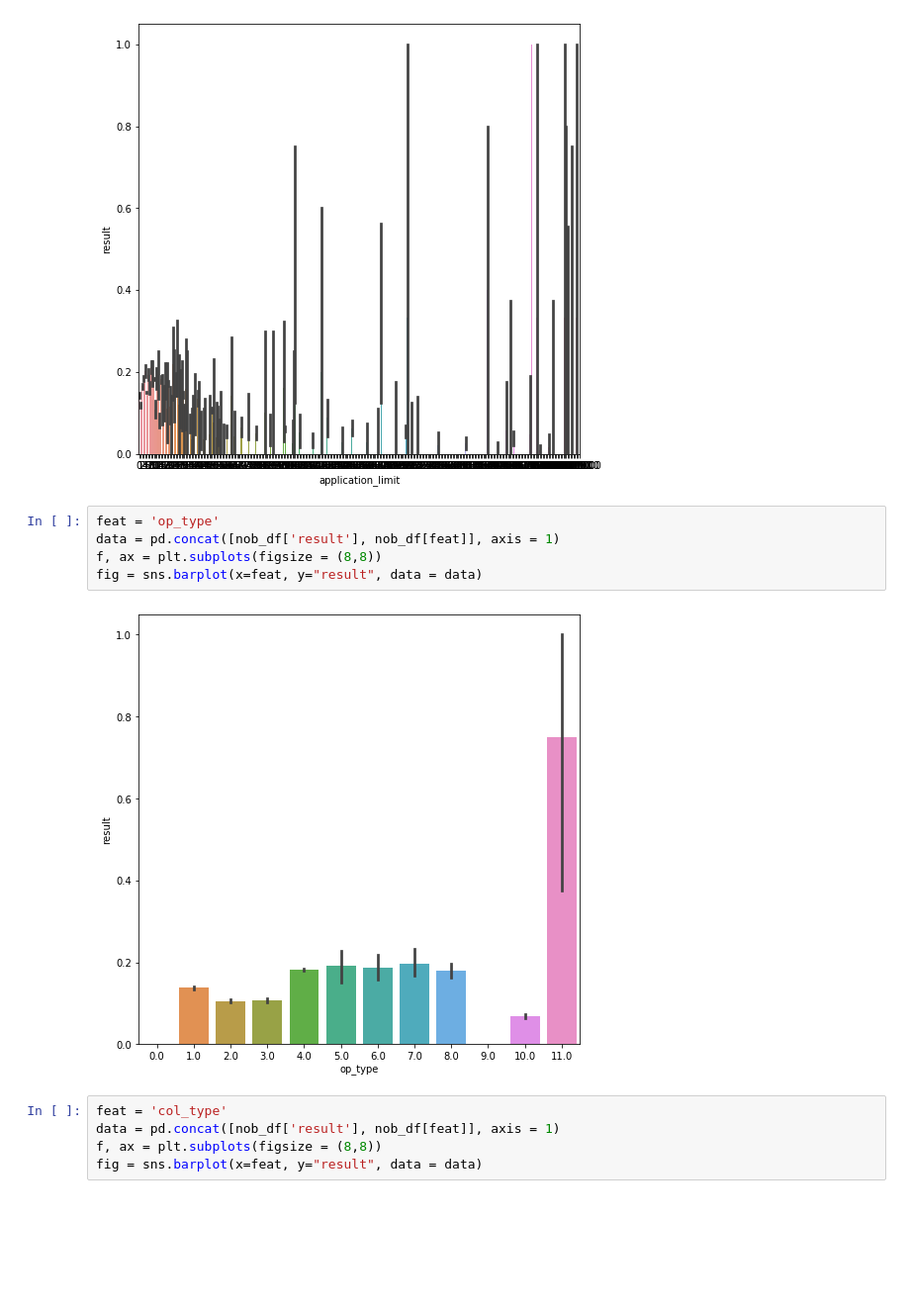
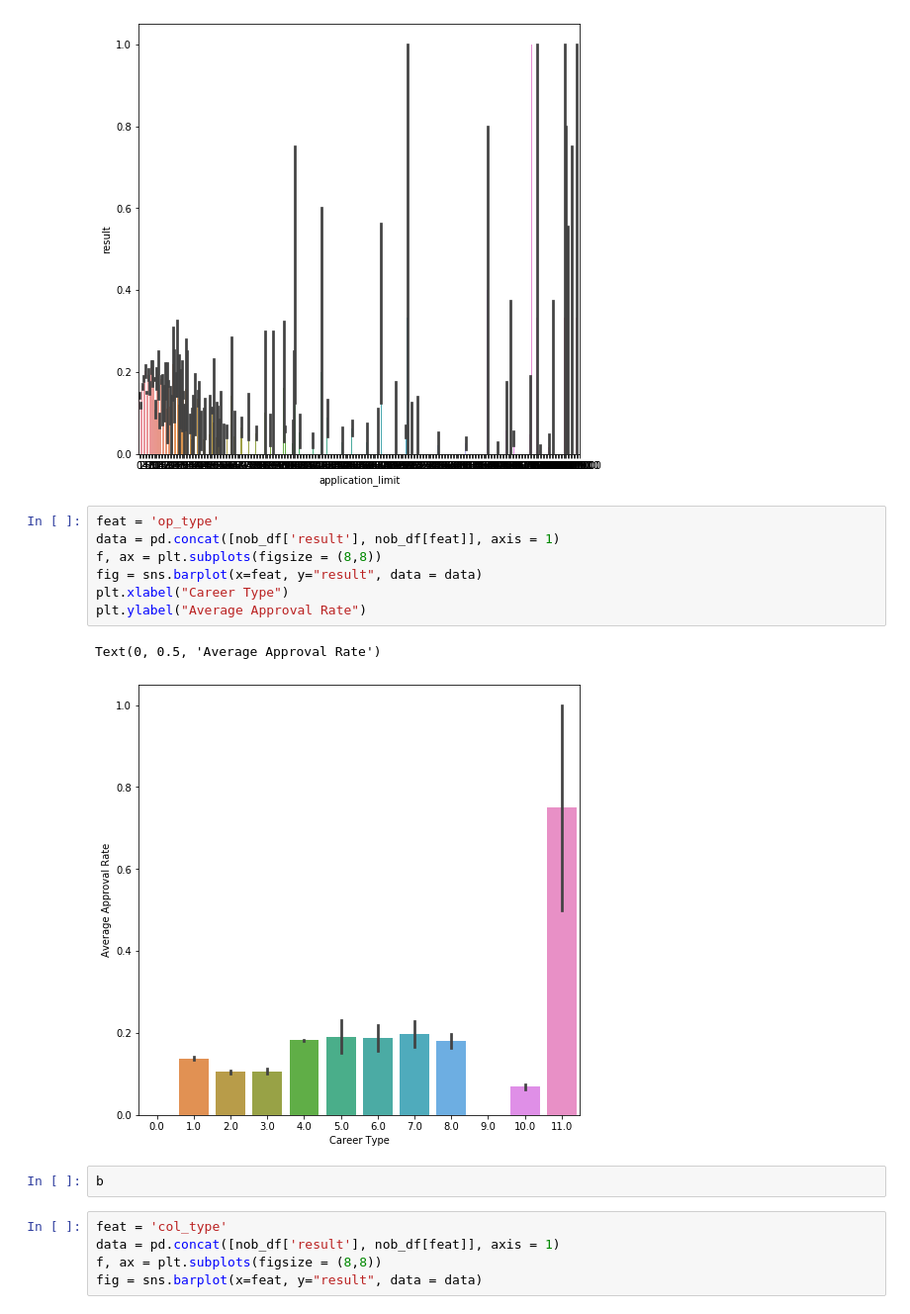
Before and after one commit to apaciorek/grouprong360, a Jupyter notebook: annette/visuals_qualityorder_nobuckets.ipynb, the cells around one changed output. Shown: that part at 99% size. Saved outputs shown, nothing was run; the diff lists cells and outputs as text; blank space fills up the shorter version.

```diff
--- a/annette/visuals_qualityorder_nobuckets.ipynb
+++ b/annette/visuals_qualityorder_nobuckets.ipynb
@@ -78,10 +78,15 @@ fig = sns.barplot(x=feat, y="result", data = data)
 # %%
 feat = 'op_type'
 data = pd.concat([nob_df['result'], nob_df[feat]], axis = 1)
 f, ax = plt.subplots(figsize = (8,8))
 fig = sns.barplot(x=feat, y="result", data = data)
+plt.xlabel("Career Type")
+plt.ylabel("Average Approval Rate")
 # %% [output]
+Text(0, 0.5, 'Average Approval Rate')
-[figure, old version]
+[figure, new version]
+# %%
+b
 # %%
 feat = 'col_type'
 data = pd.concat([nob_df['result'], nob_df[feat]], axis = 1)
```
Also changed, not shown: parts of 3 cells of this notebook, 3 other files.
